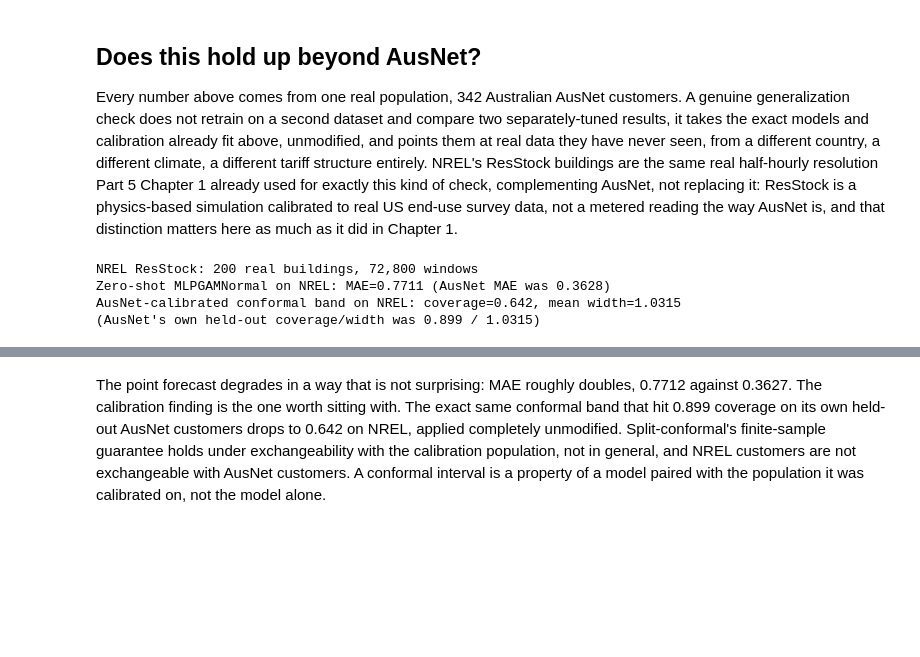
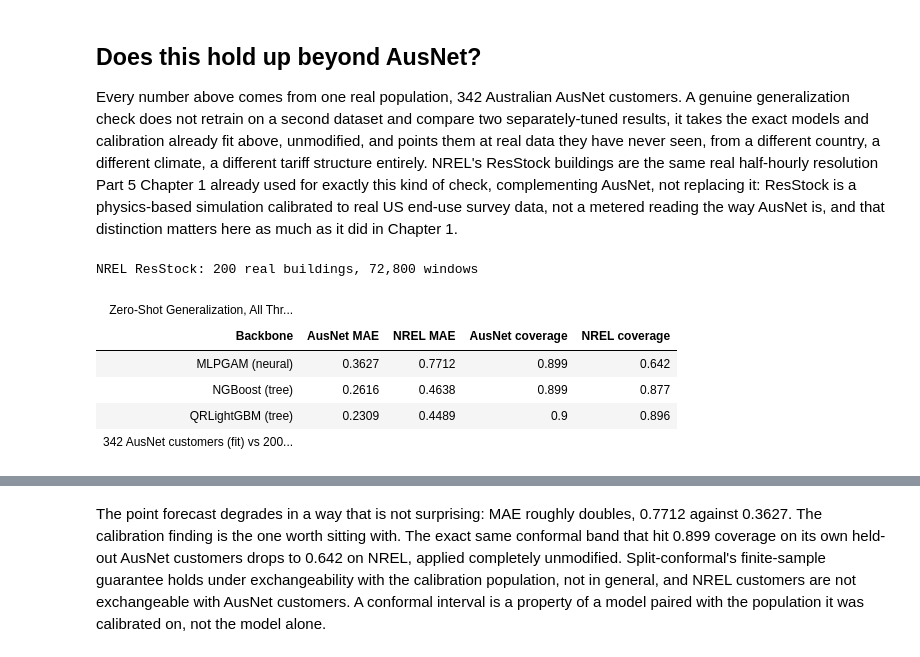
Before and after one commit to sambaiga/ml-energy-disaggregation, a Jupyter notebook: book/05-forecasting/03-probabilistic-forecasting-code.ipynb, the cells around one changed output, grey strips where cells are left out. Cells and saved outputs as stored; diff of their text form; code cells hidden in the pictures; blank space fills up the shorter version.

```diff
--- a/book/05-forecasting/03-probabilistic-forecasting-code.ipynb
+++ b/book/05-forecasting/03-probabilistic-forecasting-code.ipynb
@@ -846,39 +949,96 @@ nrel_meta = pd.read_csv(NREL_DIR / "metadata.csv")
 nrel_ts = pd.read_parquet(NREL_DIR / "load_timeseries_30min.parquet")
 nrel_ts["building_key"] = nrel_ts["dataset"] + "_" + nrel_ts["bldg_id"].astype(str) + "_" + nrel_ts["state"]
 nrel_ts["kw"] = nrel_ts["load_kwh"] * 2.0
 
 # ResStock only: real US single- and multi-family homes, the same broad
 # category as AusNet's own residential customers.
 res_ts = nrel_ts[nrel_ts["dataset"] == "resstock"].sort_values(["building_key", "timestamp"])
 series_by_building = {}
 for key, grp in res_ts.groupby("building_key"):
     series_by_building[key] = grp["kw"].to_numpy()
 
 nrel_x, nrel_y = [], []
 for series in series_by_building.values():
     x, y = build_windows(series, lookback=LOOKBACK, horizon=HORIZON)
     nrel_x.append(x)
     nrel_y.append(y)
 X_nrel = np.concatenate(nrel_x, axis=0)
 Y_nrel = np.concatenate(nrel_y, axis=0)
 y_nrel_flat = Y_nrel.squeeze(-1)
+X_nrel_lb = X_nrel[:, :LOOKBACK, :]
 print(f"NREL ResStock: {len(series_by_building)} real buildings, {len(X_nrel):,} windows")
 
-# Zero-shot: the exact MLPGAMNormal model and the exact AusNet-calibrated
-# conformal wrapper fit above, completely unmodified, pointed at NREL windows
-# they have never trained on or been calibrated against.
+# Zero-shot, all three backbones: the exact models and calibration already
+# fit above on AusNet, completely unmodified, pointed at NREL windows none
+# of them have ever trained on or been calibrated against.
 nrel_out = normal_model.forecast(torch.tensor(X_nrel))
 loc_nrel, scale_nrel = nrel_out["loc"].squeeze(-1), nrel_out["scale"].squeeze(-1)
 nrel_mae = np.abs(y_nrel_flat - loc_nrel).mean()
 
+ngb_out_nrel = ngb_model.forecast(X_nrel_lb)
+loc_ngb_nrel, scale_ngb_nrel = ngb_out_nrel["loc"].squeeze(-1), ngb_out_nrel["scale"].squeeze(-1)
+ngb_nrel_mae = np.abs(y_nrel_flat - loc_ngb_nrel).mean()
+
+qrlgbm_out_nrel = qrlgbm_model.forecast(X_nrel_lb)
+quantiles_lgbm_nrel = qrlgbm_out_nrel["quantiles"].squeeze(-1)
+lgbm_p5_nrel, lgbm_p95_nrel = quantiles_lgbm_nrel[:, p5_idx_lgbm, :], quantiles_lgbm_nrel[:, p95_idx_lgbm, :]
+lgbm_mae = np.abs(y_test_flat - quantiles_lgbm[:, lgbm_p50_idx, :]).mean()
+lgbm_nrel_mae = np.abs(y_nrel_flat - quantiles_lgbm_nrel[:, lgbm_p50_idx, :]).mean()
+
+# Conformal transfer check, per backbone, each evaluated on its own AusNet
+# held-out eval_idx first (a fair baseline) then applied zero-shot to NREL,
+# completely unmodified, no recalibration. MLPGAM's cp_global already fit
+# above; NGBoost gets its own conformal wrapper calibrated the same way;
+# QRLightGBM reuses the CQR object already calibrated above.
 lower_nrel, upper_nrel = cp_global.generate_intervals(loc_nrel, scale_nrel)
 cov_nrel, width_nrel = coverage_and_width(lower_nrel, upper_nrel, y_nrel_flat)
 
-print(f"Zero-shot MLPGAMNormal on NREL: MAE={nrel_mae:.4f} (AusNet MAE was {normal_mae:.4f})")
-print(f"AusNet-calibrated conformal band on NREL: coverage={cov_nrel:.3f}, mean width={width_nrel:.4f}")
-print(f"(AusNet's own held-out coverage/width was {cov_g:.3f} / {width_g:.4f})")
+cp_global_ngb = ConformalResidualFitting(alpha=0.1)
+cp_global_ngb.calibrate(loc_ngb[calib_idx], scale_ngb[calib_idx], y_test_flat[calib_idx])
+lower_ngb_eval, upper_ngb_eval = cp_global_ngb.generate_intervals(loc_ngb[eval_idx], scale_ngb[eval_idx])
+cov_ngb_ausnet, _ = coverage_and_width(lower_ngb_eval, upper_ngb_eval, y_test_flat[eval_idx])
+lower_ngb_nrel, upper_ngb_nrel = cp_global_ngb.generate_intervals(loc_ngb_nrel, scale_ngb_nrel)
+cov_ngb_nrel, width_ngb_nrel = coverage_and_width(lower_ngb_nrel, upper_ngb_nrel, y_nrel_flat)
+
+lower_cqr_nrel, upper_cqr_nrel = cqr.generate_intervals(lgbm_p5_nrel, lgbm_p95_nrel)
+cov_cqr_nrel, width_cqr_nrel = coverage_and_width(lower_cqr_nrel, upper_cqr_nrel, y_nrel_flat)
+
+nrel_summary = pd.DataFrame(
+    [
+        {
+            "Backbone": "MLPGAM (neural)",
+            "AusNet MAE": round(float(normal_mae), 4),
+            "NREL MAE": round(float(nrel_mae), 4),
+            "AusNet coverage": round(cov_g, 3),
+            "NREL coverage": round(cov_nrel, 3),
+        },
+        {
+            "Backbone": "NGBoost (tree)",
+            "AusNet MAE": round(float(ngb_mae), 4),
+            "NREL MAE": round(float(ngb_nrel_mae), 4),
+            "AusNet coverage": round(cov_ngb_ausnet, 3),
+            "NREL coverage": round(cov_ngb_nrel, 3),
+        },
+        {
+            "Backbone": "QRLightGBM (tree)",
+            "AusNet MAE": round(float(lgbm_mae), 4),
+            "NREL MAE": round(float(lgbm_nrel_mae), 4),
+            "AusNet coverage": round(cov_cqr, 3),
+            "NREL coverage": round(cov_cqr_nrel, 3),
+        },
+    ]
+)
+themed_gt(
+    GT(nrel_summary)
+    .tab_header(title=md("**Zero-Shot Generalization, All Three Backbones**"))
+    .tab_source_note("342 AusNet customers (fit) vs 200 real NREL ResStock buildings (never seen)"),
+    n_rows=len(nrel_summary),
+)
 # %% [output]
 NREL ResStock: 200 real buildings, 72,800 windows
-Zero-shot MLPGAMNormal on NREL: MAE=0.7711 (AusNet MAE was 0.3628)
-AusNet-calibrated conformal band on NREL: coverage=0.642, mean width=1.0315
-(AusNet's own held-out coverage/width was 0.899 / 1.0315)
+| Zero-Shot Generalization, All Thr... |  |  |  |  |
+| Backbone | AusNet MAE | NREL MAE | AusNet coverage | NREL coverage |
+| MLPGAM (neural) | 0.3627 | 0.7712 | 0.899 | 0.642 |
+| NGBoost (tree) | 0.2616 | 0.4638 | 0.899 | 0.877 |
+| QRLightGBM (tree) | 0.2309 | 0.4489 | 0.9 | 0.896 |
+| 342 AusNet customers (fit) vs 200... |  |  |  |  |
```
Also changed, not shown: parts of 14 cells of this notebook, 6 other files.
